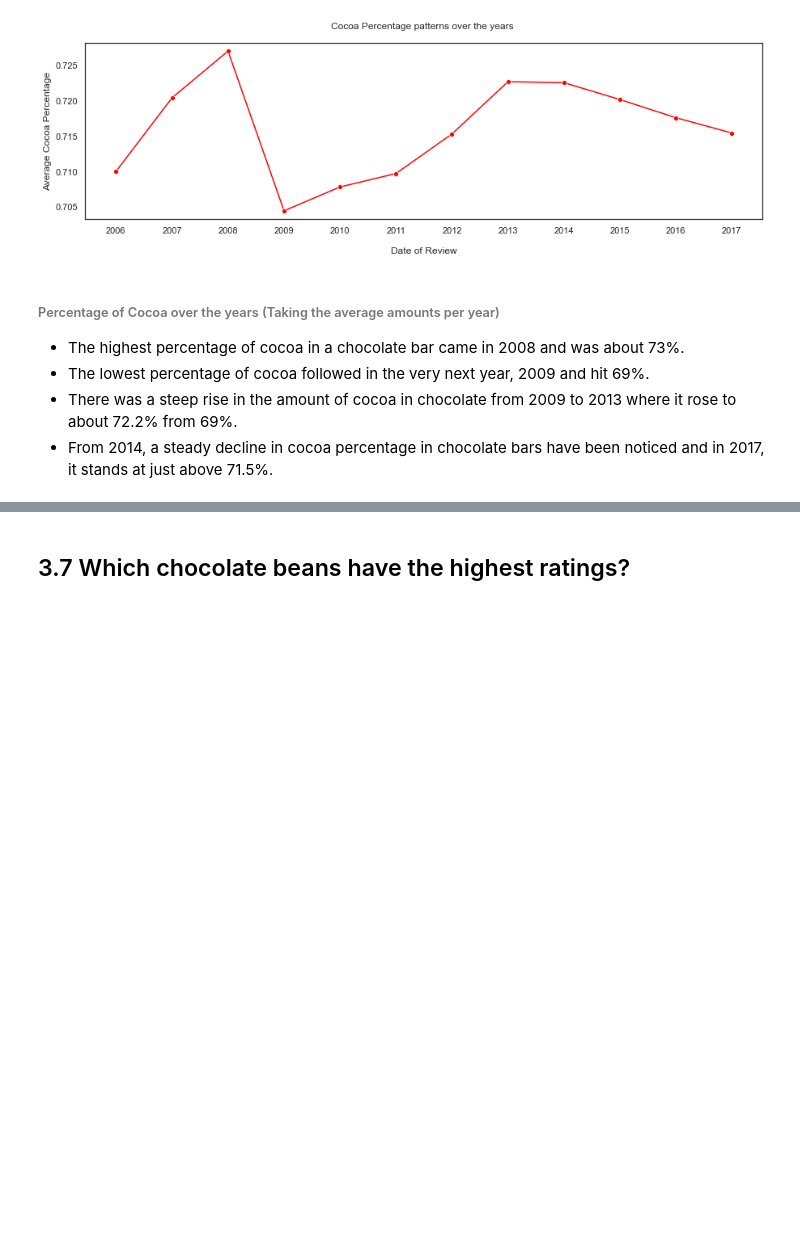
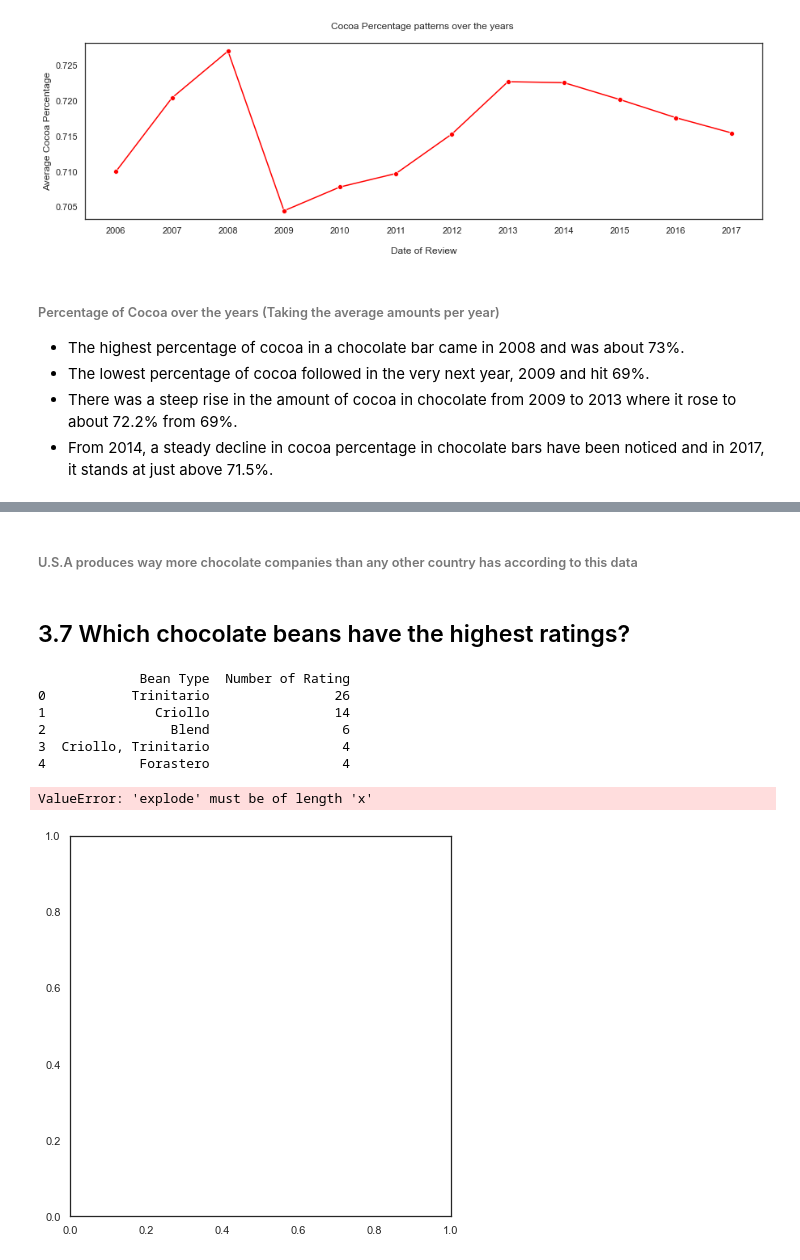
Before and after one commit to iamensah/Exploratory-Data-Analysis, a Jupyter notebook: EDA on Flavour of Cacao.ipynb, the cells around one changed output, grey strips where cells are left out. Saved outputs shown, nothing was run; the diff lists cells and outputs as text; code cells hidden in the pictures; blank space fills up the shorter version.

```diff
--- a/EDA on Flavour of Cacao.ipynb
+++ b/EDA on Flavour of Cacao.ipynb
@@ -647,2 +730,50 @@ plt.show()
+# %% [markdown]
+###### U.S.A produces way more chocolate companies than any other country has according to this data
 # %% [markdown]
 ## 3.7 Which chocolate beans have the highest ratings?
+# %%
+# Repla all None with NaN
+data.replace(to_replace=['None'], value=np.nan, inplace=True)
+
+#create dataframe for bean_type and rating
+cols = ['bean_type','rating']
+bean_data = data[cols]
+
+# countries with the rating >=4
+best_bean = bean_data[bean_data['rating']>=4]
+
+# Top countries with most high ratings
+best_bean = pd.DataFrame(best_bean['bean_type'].value_counts()).head(5)
+
+# Make index (specific_bean_origin_or_bar_name) a column
+best_bean.reset_index(level=0, inplace=True)
+
+# rename columns
+best_bean.columns=['Bean Type','Number of Rating']
+
+print(best_bean)
+
+
+# Code to visualize the countries that produce the best choclates
+sizes = best_bean['Number of Rating'].to_list()
+label_names = best_bean['Bean Type'].to_list()
+
+# Now let's make the donut plot
+explode = (0.05,0.05,0.05)
+my_circle=plt.Circle((0,0),0.7,color='white')
+plt.figure(figsize=(7,7))
+plt.pie(sizes,labels=label_names,explode=explode,autopct='%1.1f%%',pctdistance=0.85,startangle=90,shadow=True)
+fig=plt.gcf()
+fig.gca().add_artist(my_circle)
+plt.axis('equal')
+plt.tight_layout()
+plt.show()
+# %% [output]
+             Bean Type  Number of Rating
+0           Trinitario                26
+1              Criollo                14
+2                Blend                 6
+3  Criollo, Trinitario                 4
+4            Forastero                 4
+ValueError: 'explode' must be of length 'x'
+[figure, added]
```
Also changed, not shown: parts of 7 cells of this notebook.
